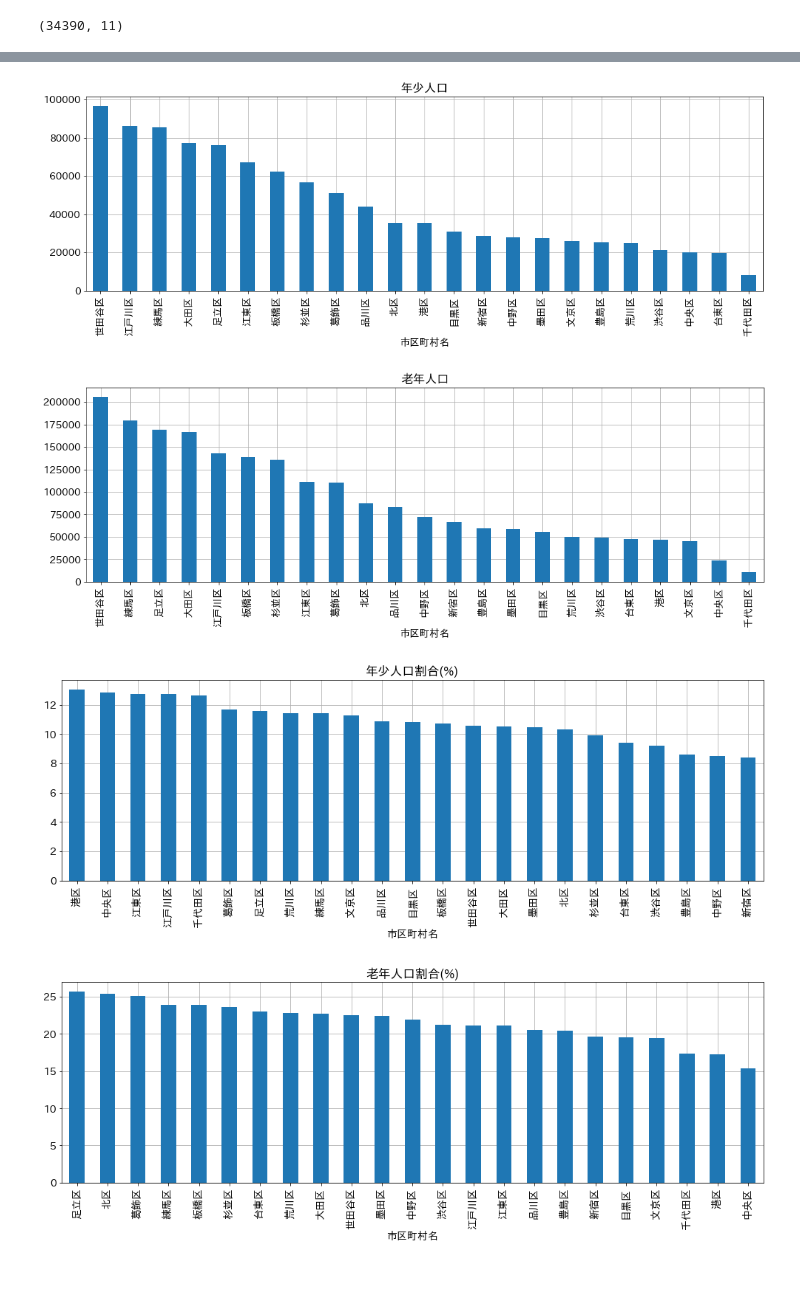
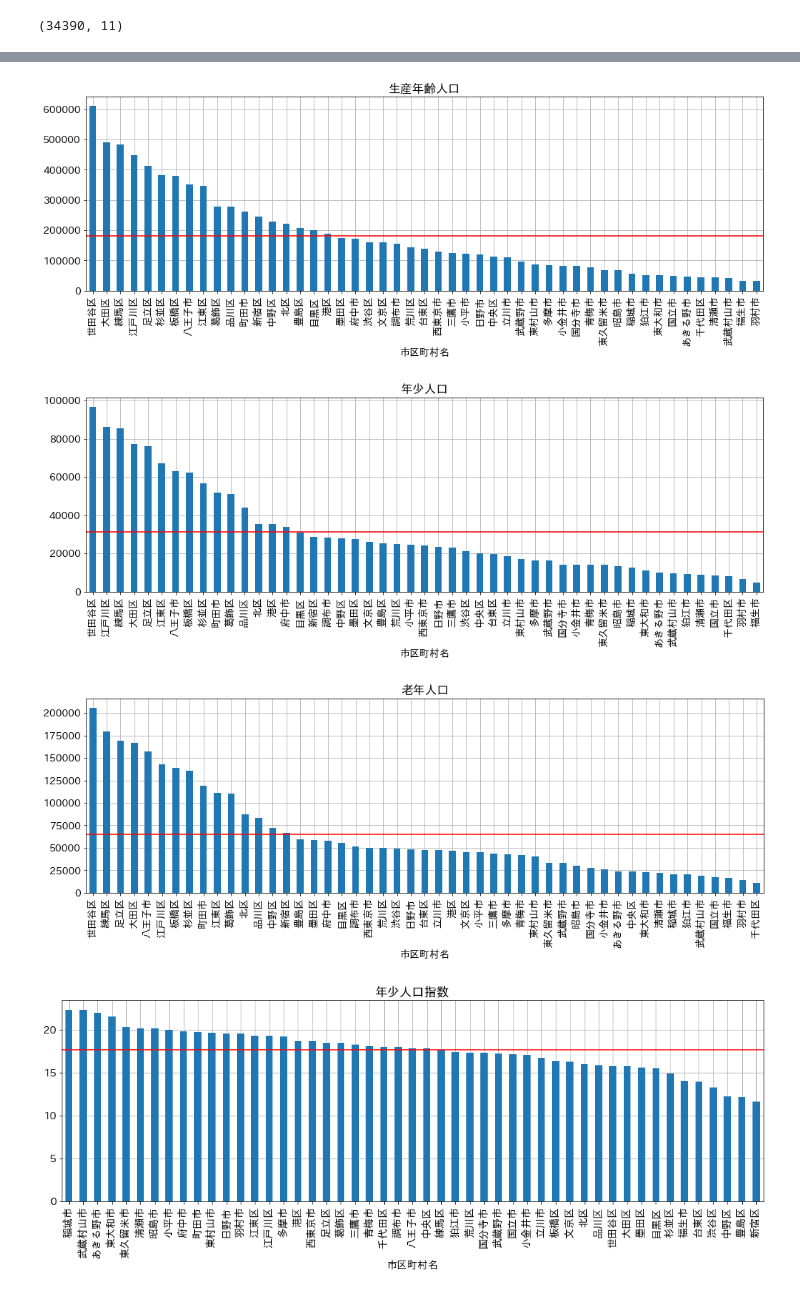
Before and after one commit to yumehara/hackday_2022, a Jupyter notebook: notebooks/education_expenditure_in_Tokyo.ipynb, the cells around one changed output, grey strips where cells are left out. Saved outputs shown, nothing was run; the diff lists cells and outputs as text; code cells hidden in the pictures.

Commit message:
Update: tokyo ward, city

```diff
--- a/notebooks/education_expenditure_in_Tokyo.ipynb
+++ b/notebooks/education_expenditure_in_Tokyo.ipynb
@@ -125,0 +56,3 @@ Index(['0～4歳', '10～14歳', '15～19歳', '20～24歳', '25～29歳', '30
+# %%
+df_population_pivot = df_population.pivot(index=['都道府県名', '市区町村名'], columns='class', values='population')
+df_population_pivot['総人口'] = df_population_pivot.sum(axis=1)
@@ -126,3 +69,3 @@ Index(['0～4歳', '10～14歳', '15～19歳', '20～24歳', '25～29歳', '30
 # %%
-df_tokyo_edu_pop = pd.concat([df_tokyo_edu_pivot, df_tokyo_pop_pivot], axis=1).reset_index().rename(columns={'index': '市区町村名'})
+df_spending_pop = pd.concat([df_spending_pivot, df_population_pivot], axis=1).reset_index()
 # %%
@@ -156,20 +107,17 @@ df_tokyo_edu_pop['老年人口一人当たりの老人福祉費'] = df_tokyo_edu
 plt.rcParams['axes.axisbelow'] = True
 plt.rcParams["font.size"] = 14
 # %%
-def draw_bar_graph_by_city(df_data, col_name):
-    # fig = px.bar(
-    #     df_data.sort_values(col_name, ascending=False),
-    #     x='市区町村名', y=col_name, title=col_name, text_auto='.3s'
-    # )
-    # fig.show(renderer='png', width=1200, height=600)
-
-    data = df_data.sort_values(col_name, ascending=False)[['市区町村名', col_name]]
-    data.plot(x='市区町村名', kind='bar', title=col_name, figsize=(17, 5))
+def draw_bar_graph_by_city(df_data, col_name, x_col='市区町村名'):
+    data = df_data.sort_values(col_name, ascending=False)[[x_col, col_name]]
+    data.plot(x=x_col, kind='bar', title=col_name, figsize=(17, 5))
+    mean = data[col_name].mean()
+    plt.axhline(y=mean, xmin=0, xmax=1, color='red')
     plt.grid()
     plt.legend().remove()
     plt.show()
 
-def draw_stacked_bar_graph_by_city(df_data, col_name):
-    df_data.plot(x='市区町村名', kind='bar', stacked=True, title=col_name, figsize=(17, 5))
+def draw_stacked_bar_graph_by_city(df_data, title, mean):
+    df_data.plot(x='市区町村名', kind='bar', stacked=True, title=title, figsize=(17, 5))
+    plt.axhline(y=mean, xmin=0, xmax=1, color='red')
     plt.grid()
     plt.show()
@@ -175,0 +126,6 @@ def draw_stacked_bar_graph_by_city(df_data, col_name):
+# %%
+df_spending_pop_tokyo = df_spending_pop[
+    (df_spending_pop['都道府県名'] == '東京都')&
+    (~df_spending_pop['市区町村名'].str.endswith('町'))&
+    (~df_spending_pop['市区町村名'].str.endswith('村'))
+]
@@ -182,8 +155,8 @@ draw_stacked_bar_graph_by_city(
 # %%
-for col in ['年少人口', '老年人口', '年少人口割合(%)', '老年人口割合(%)']:
-    draw_bar_graph_by_city(df_tokyo_edu_pop, col)
+for col in ['生産年齢人口', '年少人口', '老年人口', '年少人口指数', '老年人口指数', '従属人口指数', '老年化指数']:
+    draw_bar_graph_by_city(df_spending_pop_tokyo, col)
 # %% [output]
-[figure, old version]
+[figure, new version]
-[figure, old version]
+[figure, new version]
-[figure, old version]
+[figure, new version]
-[figure, old version]
+[figure, new version]
```
Also changed, not shown: parts of 26 cells of this notebook.
